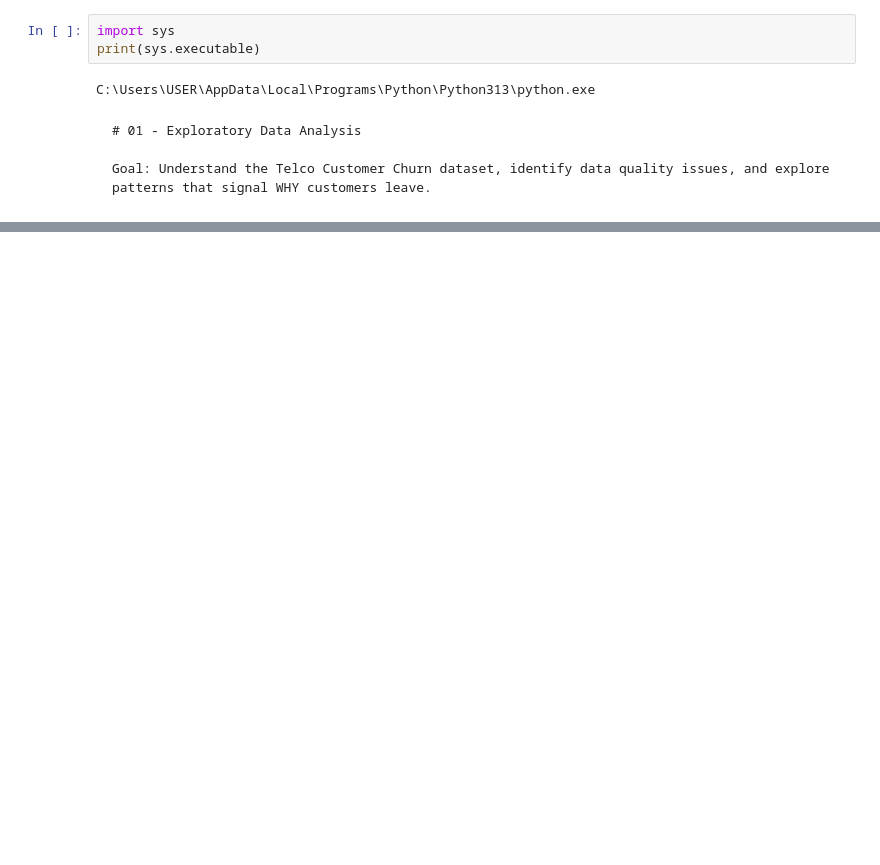
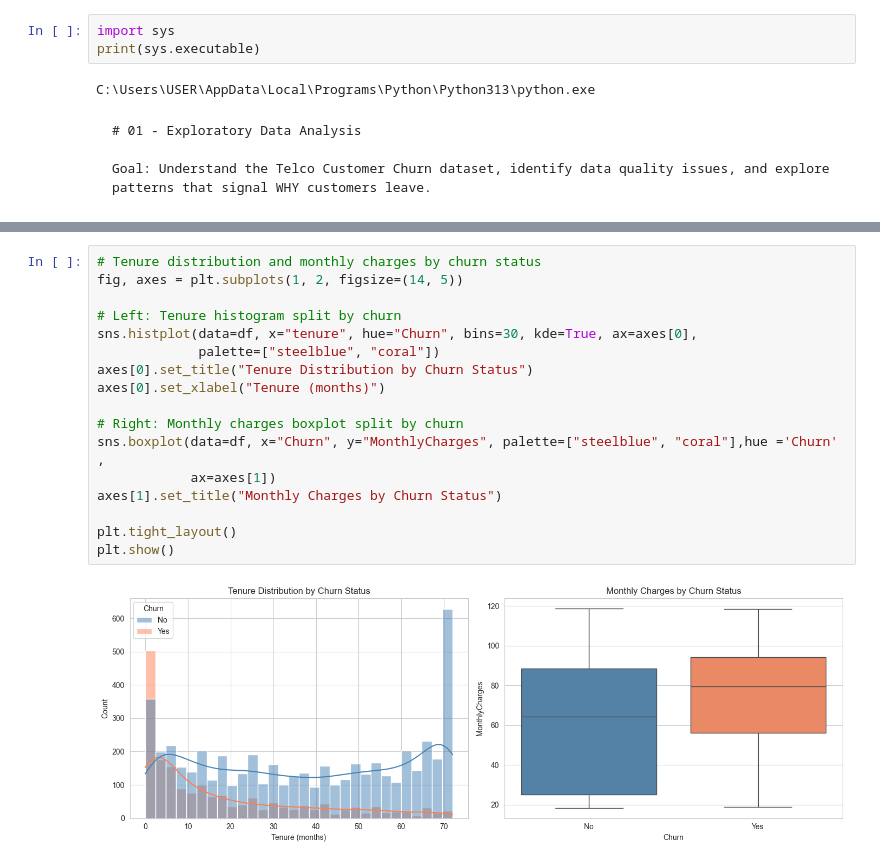
Before and after one commit to Hassan47-pro/Churn-prediction, a Jupyter notebook: notebooks/01_eda.ipynb, the cells around one changed output, grey strips where cells are left out. Drawn from its saved outputs; the diff is of its cells as text; blank space fills up the shorter version.

```diff
--- a/notebooks/01_eda.ipynb
+++ b/notebooks/01_eda.ipynb
@@ -29,0 +123,19 @@ pd.read_csv("data/raw/WA_Fn-UseC_-Telco-Customer-Churn.csv")
+# %%
+# Tenure distribution and monthly charges by churn status
+fig, axes = plt.subplots(1, 2, figsize=(14, 5))
+
+# Left: Tenure histogram split by churn
+sns.histplot(data=df, x="tenure", hue="Churn", bins=30, kde=True, ax=axes[0],
+             palette=["steelblue", "coral"])
+axes[0].set_title("Tenure Distribution by Churn Status")
+axes[0].set_xlabel("Tenure (months)")
+
+# Right: Monthly charges boxplot split by churn
+sns.boxplot(data=df, x="Churn", y="MonthlyCharges", palette=["steelblue", "coral"],hue ='Churn' ,
+            ax=axes[1])
+axes[1].set_title("Monthly Charges by Churn Status")
+
+plt.tight_layout()
+plt.show()
+# %% [output]
+[figure, added]
```
Also changed, not shown: parts of 12 cells of this notebook, 9 other files.
